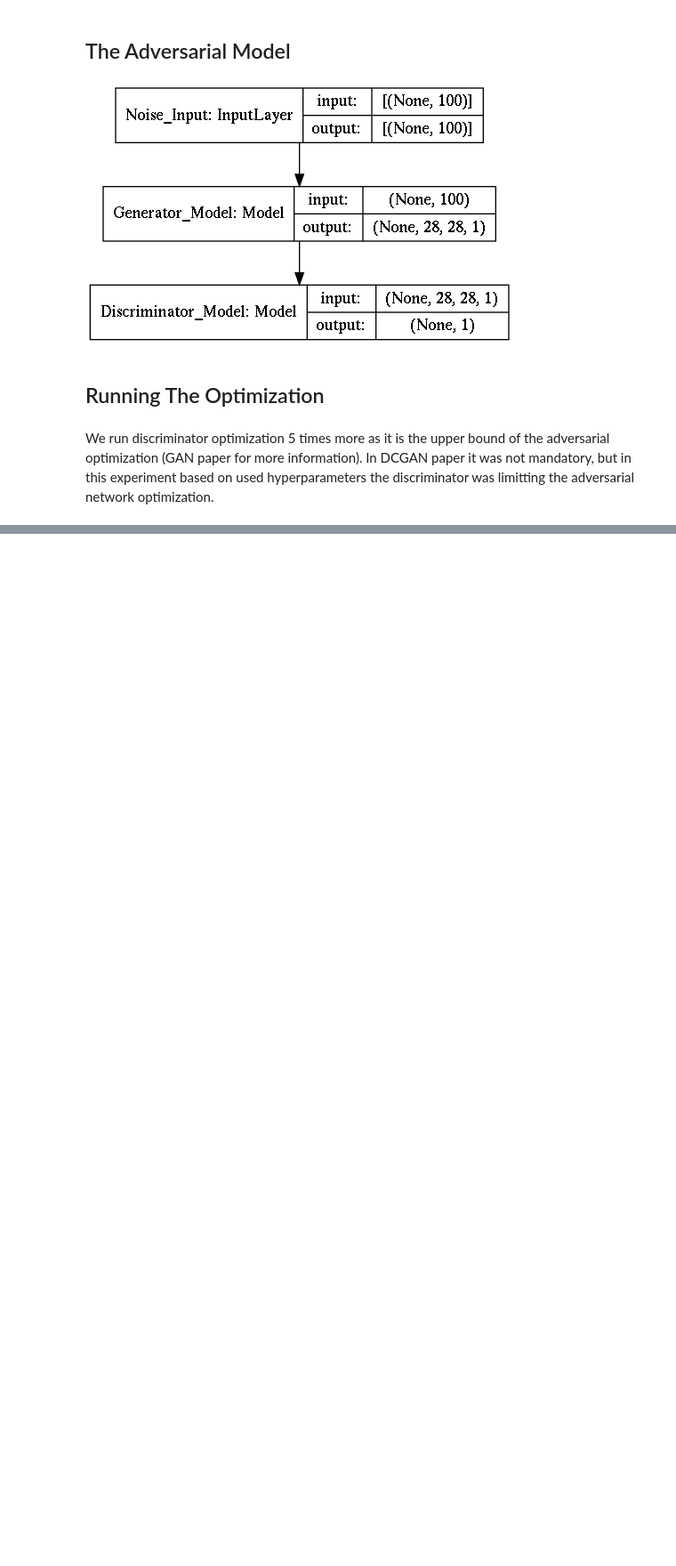
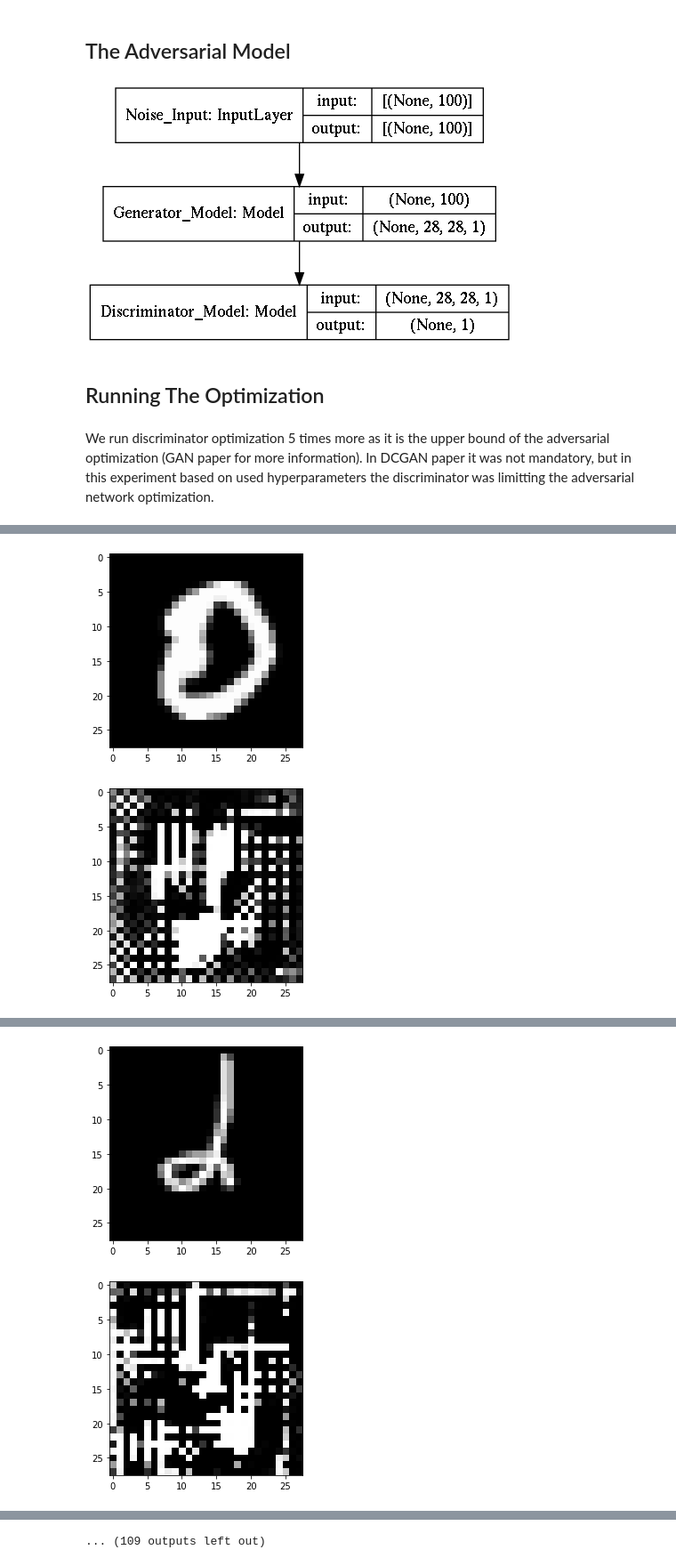
Before and after one commit to SepehrKazemian/Deep-Learning-Practice, a Jupyter notebook: Deep_Convolution_GAN.ipynb, the cells around one changed output, grey strips where cells are left out. Shown at 89% size. Drawn from its saved outputs; the diff is of its cells as text; code cells hidden in the pictures; blank space fills up the shorter version.

```diff
--- a/Deep_Convolution_GAN.ipynb
+++ b/Deep_Convolution_GAN.ipynb
@@ -286,0 +309,33 @@ for epoch in range(epoch_num):
+# %%
+for epoch in range(4000):
+    noise_input = np.random.uniform(-1, 1, size = [batch_size, 100])
+    fake_images = generator_model.predict(noise_input)
+
+    for discriminator_epochs in range(1):
+        genuine_images = X_train[np.random.randint(
+            0, X_train.shape[0], size = batch_size), :, :, :]
+
+        X_input = np.concatenate((genuine_images, fake_images))
+        Y_label = np.ones([2 * batch_size, 1])
+        Y_label[batch_size : , : ] = 0
+
+        d_loss = discriminator_compilation.train_on_batch(X_input, Y_label)
+
+    Y_label = np.ones([batch_size, 1])
+    g_loss = generator_compilation.train_on_batch(noise_input, Y_label)
+    print("\'epoch: ", epoch,"\' [discriminator loss: ", d_loss[0], " and acc: ", d_loss[1],"] [generator loss: ",
+          g_loss[0]," and acc: ", g_loss[1],"]")
+
+    d_loss_tracker.append(d_loss[0])
+    g_loss_tracker.append(g_loss[0])
+    d_acc_tracker.append(d_loss[1])
+    g_acc_tracker.append(g_loss[1])
+
+
+    if epoch % 100 == 0:
+        fig = plt.figure(figsize=(4, 4))
+        plt.imshow(genuine_images[0, :, :, 0], cmap='gray')
+        plt.show()
+        plt.imshow(fake_images[0, :, :, 0], cmap='gray')
+        plt.show()
+# %% [output]
@@ -286,0 +343,2 @@ for epoch in range(epoch_num):
+[figure, added]
+[figure, added]
@@ -286,0 +362,2 @@ for epoch in range(epoch_num):
+[figure, added]
+[figure, added]
@@ -286,0 +402 @@ for epoch in range(epoch_num):
+... (109 outputs left out)
```
Also changed, not shown: parts of 2 cells of this notebook.
